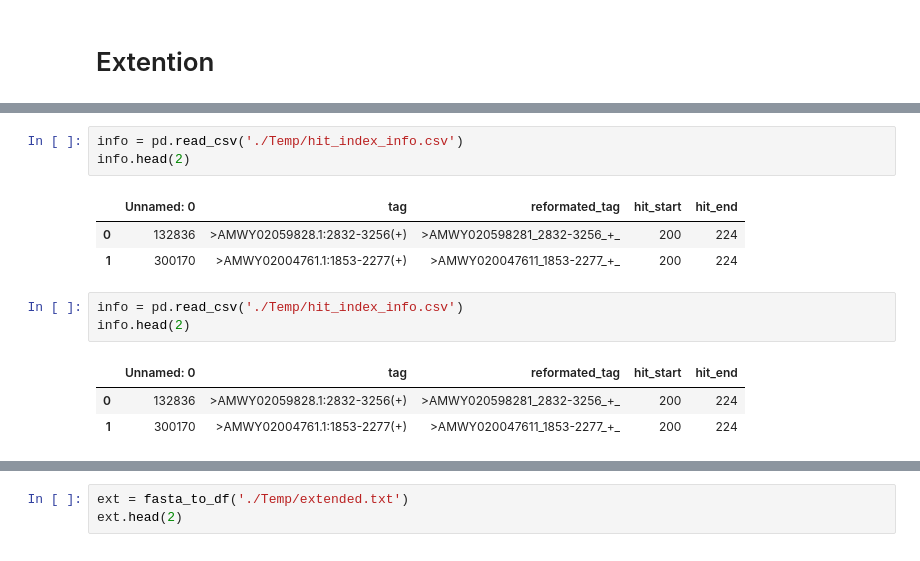
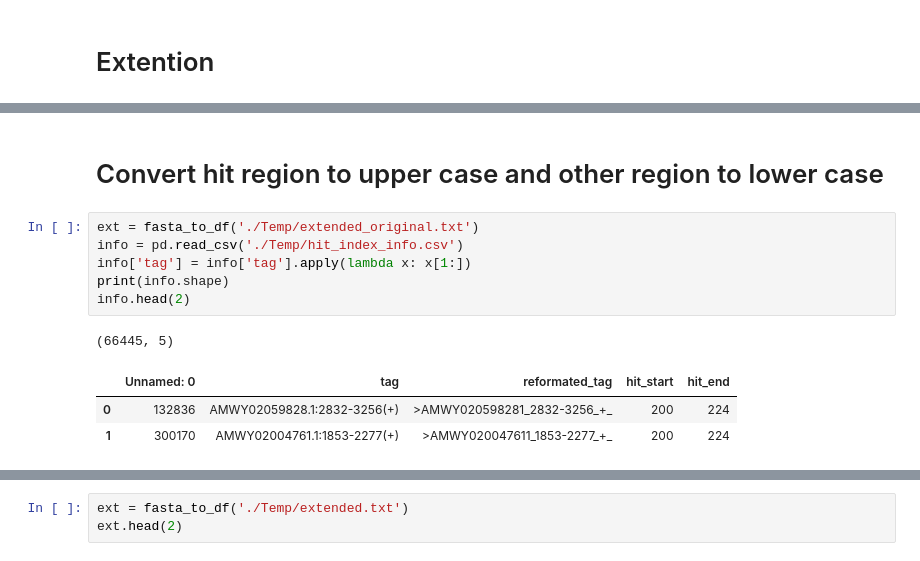
Before and after one commit to Ilia-Abolhasani/amir-p3, a Jupyter notebook: Code.ipynb, the cells around one changed output, grey strips where cells are left out. Drawn from its saved outputs; the diff is of its cells as text.

```diff
--- a/Code.ipynb
+++ b/Code.ipynb
@@ -616,14 +513,13 @@ df_blastn.head(2)
+# %% [markdown]
+# Convert hit region to upper case and other region to lower case
 # %%
+ext = fasta_to_df('./Temp/extended_original.txt')
 info = pd.read_csv('./Temp/hit_index_info.csv')
+info['tag'] = info['tag'].apply(lambda x: x[1:])
+print(info.shape)
 info.head(2)
 # %% [output]
+(66445, 5)
 |  | Unnamed: 0 | tag | reformated_tag | hit_start | hit_end |
-| 0 | 132836 | >AMWY02059828.1:2832-3256(+) | >AMWY020598281_2832-3256_+_ | 200 | 224 |
-| 1 | 300170 | >AMWY02004761.1:1853-2277(+) | >AMWY020047611_1853-2277_+_ | 200 | 224 |
+| 0 | 132836 | AMWY02059828.1:2832-3256(+) | >AMWY020598281_2832-3256_+_ | 200 | 224 |
+| 1 | 300170 | AMWY02004761.1:1853-2277(+) | >AMWY020047611_1853-2277_+_ | 200 | 224 |
-# %%
-info = pd.read_csv('./Temp/hit_index_info.csv')
-info.head(2)
-# %% [output]
-|  | Unnamed: 0 | tag | reformated_tag | hit_start | hit_end |
-| 0 | 132836 | >AMWY02059828.1:2832-3256(+) | >AMWY020598281_2832-3256_+_ | 200 | 224 |
-| 1 | 300170 | >AMWY02004761.1:1853-2277(+) | >AMWY020047611_1853-2277_+_ | 200 | 224 |
```
Also changed, not shown: parts of 48 cells of this notebook, 3 other files.
